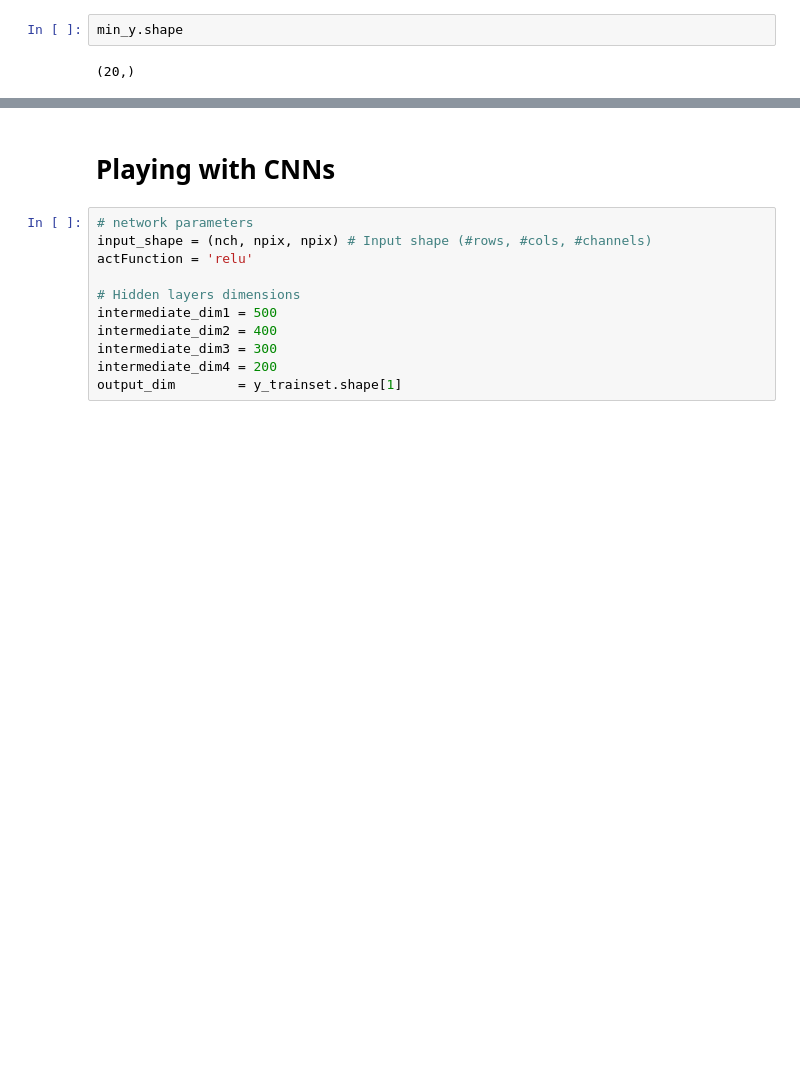
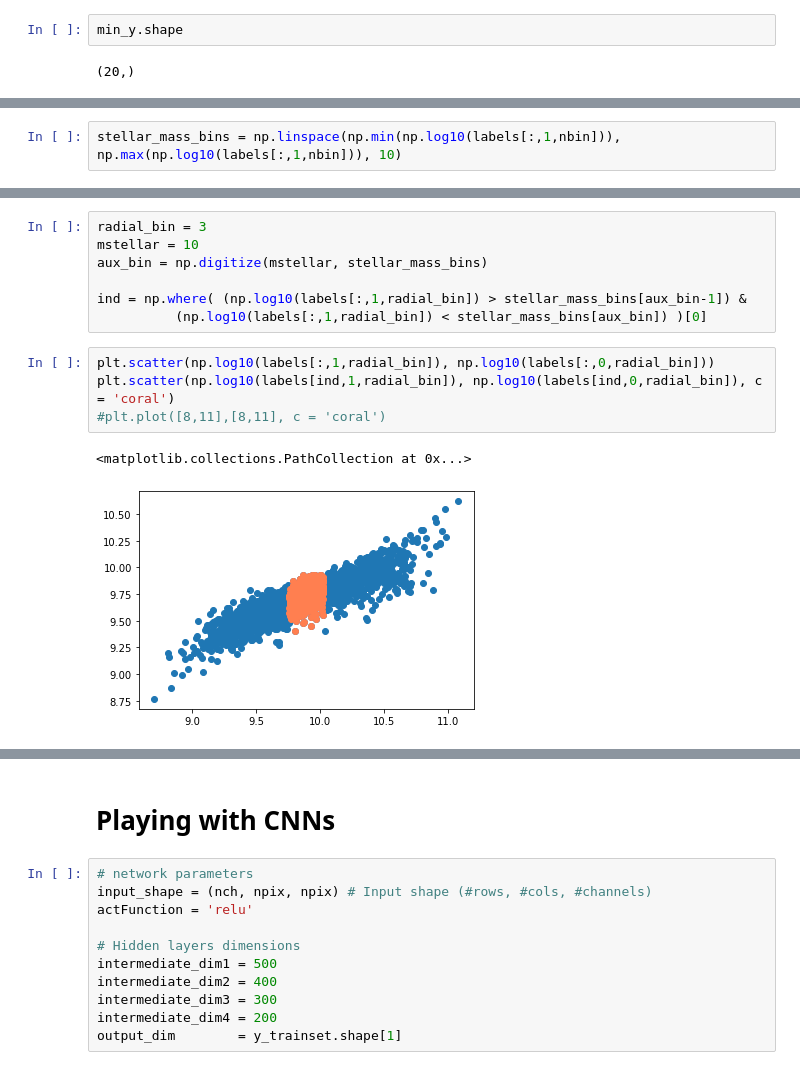
Before and after one commit to Martindelosrios/MaDaMe, a Jupyter notebook: codes/CNNs.ipynb, the cells around one changed output, grey strips where cells are left out. Cells and saved outputs as stored; diff of their text form; blank space fills up the shorter version.

```diff
--- a/codes/CNNs.ipynb
+++ b/codes/CNNs.ipynb
@@ -128,0 +212,2 @@ min_y.shape
+# %%
+stellar_mass_bins = np.linspace(np.min(np.log10(labels[:,1,nbin])), np.max(np.log10(labels[:,1,nbin])), 10)
@@ -128,0 +223,14 @@ min_y.shape
+# %%
+radial_bin = 3
+mstellar = 10
+aux_bin = np.digitize(mstellar, stellar_mass_bins)
+
+ind = np.where( (np.log10(labels[:,1,radial_bin]) > stellar_mass_bins[aux_bin-1]) &
+          (np.log10(labels[:,1,radial_bin]) < stellar_mass_bins[aux_bin]) )[0]
+# %%
+plt.scatter(np.log10(labels[:,1,radial_bin]), np.log10(labels[:,0,radial_bin]))
+plt.scatter(np.log10(labels[ind,1,radial_bin]), np.log10(labels[ind,0,radial_bin]), c = 'coral')
+#plt.plot([8,11],[8,11], c = 'coral')
+# %% [output]
+<matplotlib.collections.PathCollection at 0x...>
+[figure, added]
```
Also changed, not shown: parts of 45 cells of this notebook.
